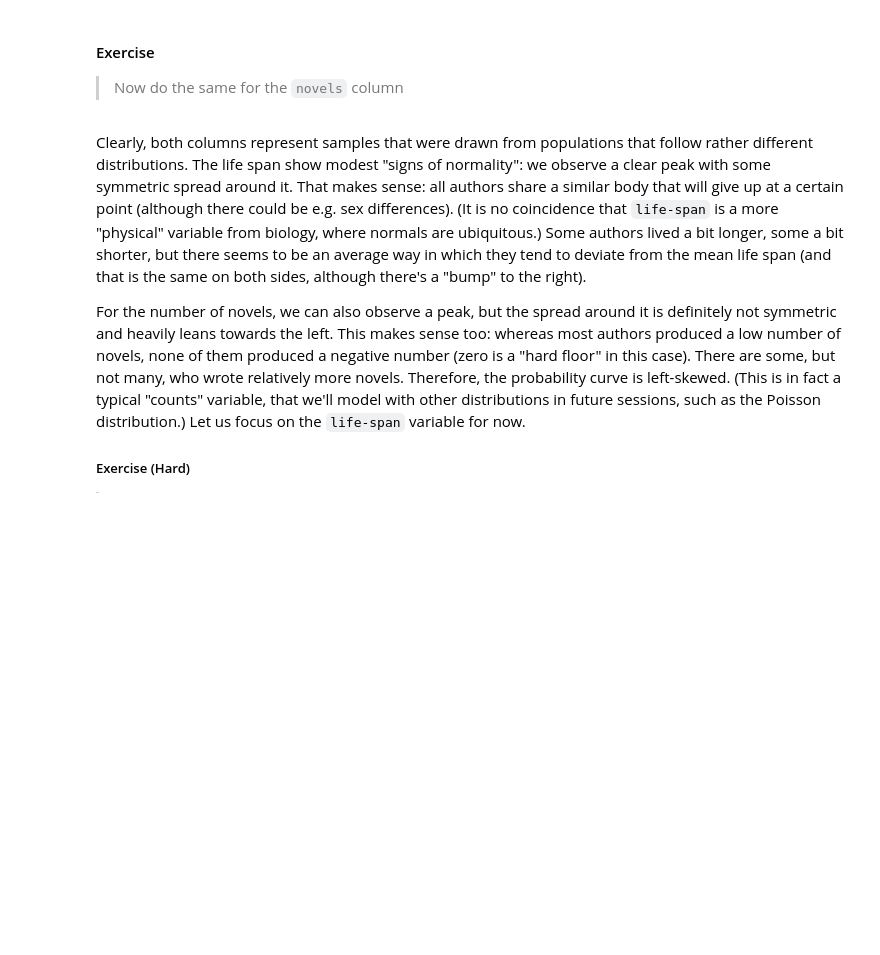
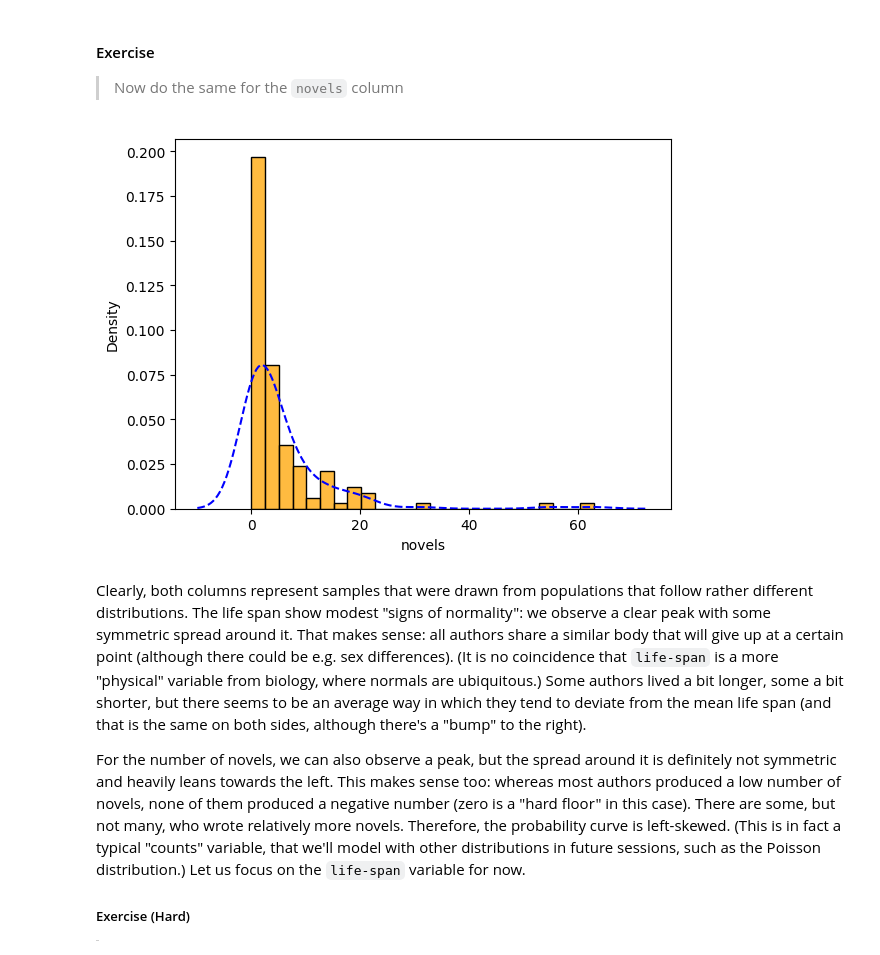
Before and after one commit to bnagy/hdaantwerp.github.io, a Jupyter notebook: notebooks/session-2/2-1-normal-py.ipynb, the cells around one changed output. Saved outputs shown, nothing was run; the diff lists cells and outputs as text; code cells hidden in the pictures; blank space fills up the shorter version.

```diff
--- a/notebooks/session-2/2-1-normal-py.ipynb
+++ b/notebooks/session-2/2-1-normal-py.ipynb
@@ -135,5 +155,5 @@ Above we drew relatively large samples from an "ideal population" that perfectly
 
 Let us look two sets of real-life measurements. For this, we use our Spanish authors metadata, that we can load as follows:
 # %%
-span_auth = pd.read_csv("../datasets/correlaciones/sp-authors.tsv", sep="\t")
+span_auth = pd.read_csv("../../datasets/correlaciones/sp-authors.tsv", sep="\t")
 span_auth
@@ -161,6 +197,18 @@ plt.show()
 # %%
 # code here
 # If in doubt, cut, paste, and edit!
+col = "novels"
+sns.histplot(
+    span_auth,
+    x=col,
+    color="orange",
+    stat="density",
+    bins=25,
+)
+sns.kdeplot(span_auth, x=col, color="blue", linestyle="--")
+plt.show()
+# %% [output]
+[figure, added]
 # %% [markdown]
 Clearly, both columns represent samples that were drawn from populations that follow rather different distributions. The life span show modest "signs of normality": we observe a clear peak with some symmetric spread around it. That makes sense: all authors share a similar body that will give up at a certain point (although there could be e.g. sex differences). (It is no coincidence that `life-span` is a more "physical" variable from biology, where normals are ubiquitous.) Some authors lived a bit longer, some a bit shorter, but there seems to be an average way in which they tend to deviate from the mean life span (and that is the same on both sides, although there's a "bump" to the right).
 
```
Also changed, not shown: parts of 12 cells of this notebook, 2 other files.
